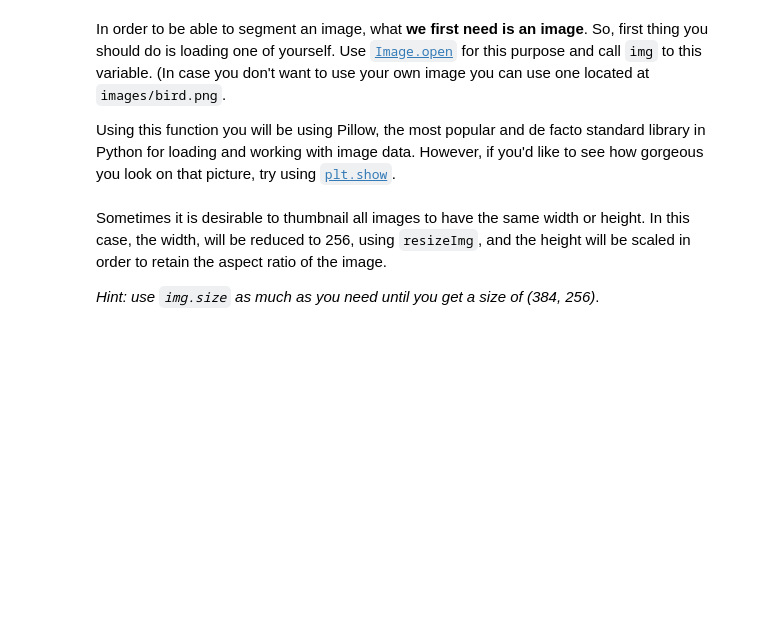
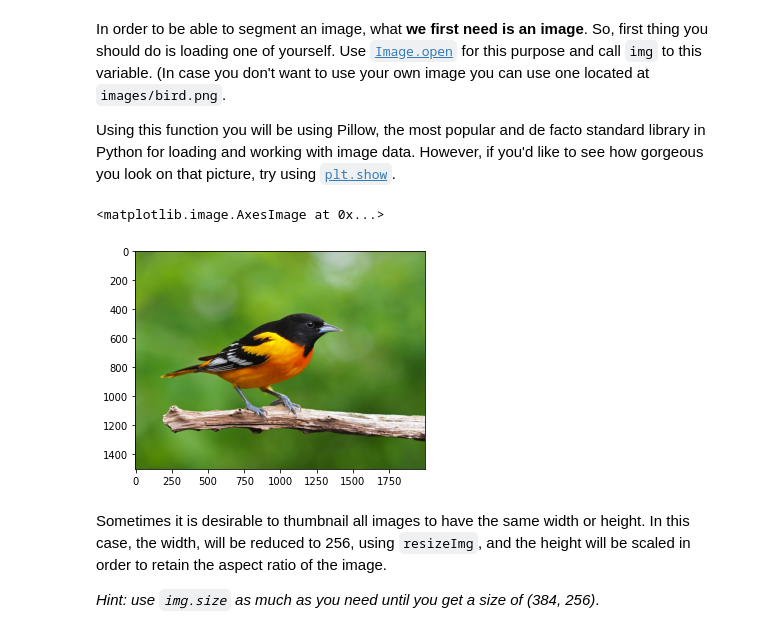
Before and after one commit to yuvtorres/lab-image-segmentation, a Jupyter notebook: main.ipynb, the cells around one changed output. Saved outputs shown, nothing was run; the diff lists cells and outputs as text; code cells hidden in the pictures; blank space fills up the shorter version.

```diff
--- a/main.ipynb
+++ b/main.ipynb
@@ -59,7 +59,10 @@ Using this function you will be using Pillow, the most popular and de facto stan
 # %%
 # Your code here
 img=Image.open('images/bird.png')
-img.show()
+plt.imshow(img)
+# %% [output]
+<matplotlib.image.AxesImage at 0x...>
+[figure, added]
 # %% [markdown]
 Sometimes it is desirable to thumbnail all images to have the same width or height. In this case, the width, will be reduced to 256, using `resizeImg`, and the height will be scaled in order to retain the aspect ratio of the image.
 
```
Also changed, not shown: parts of 14 cells of this notebook.
